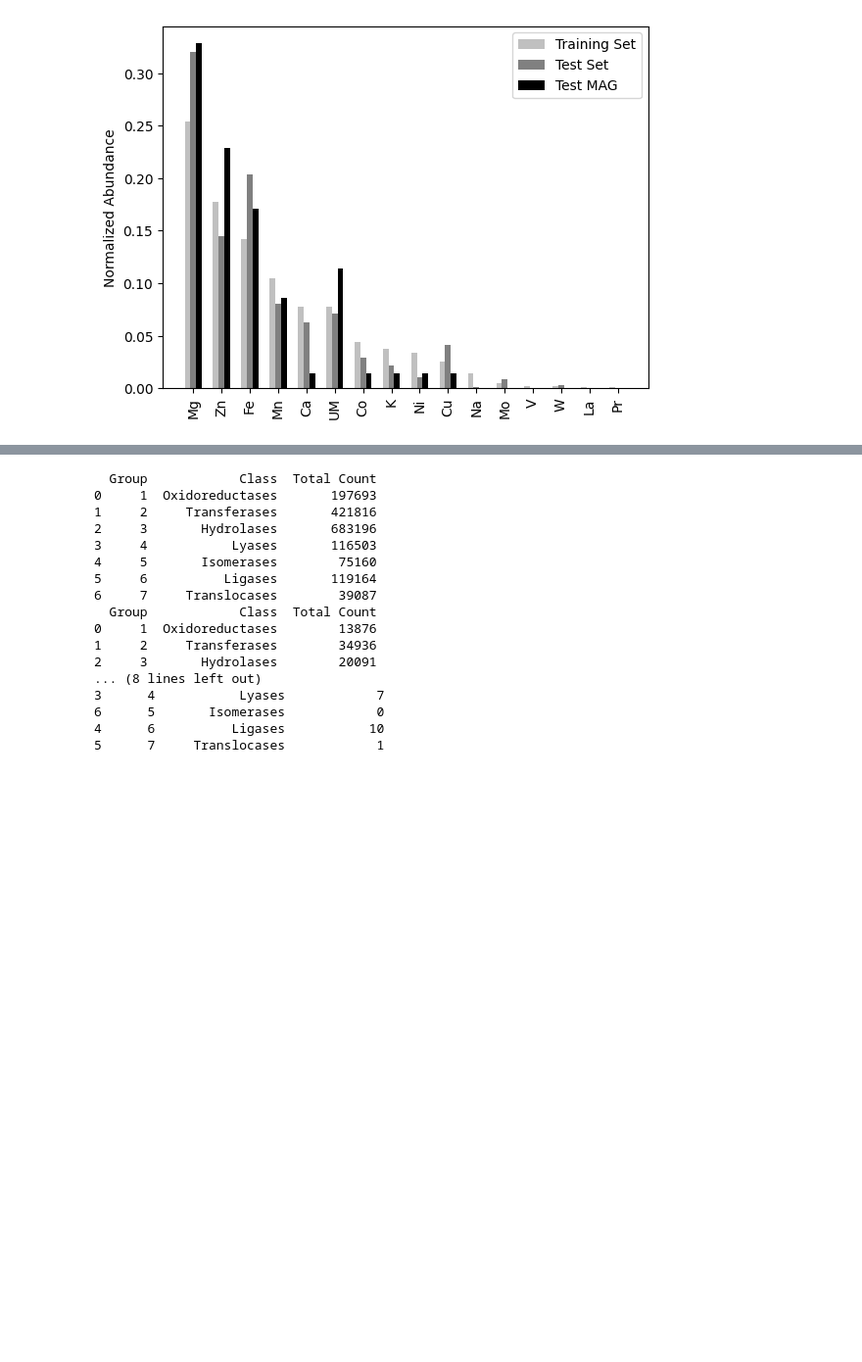
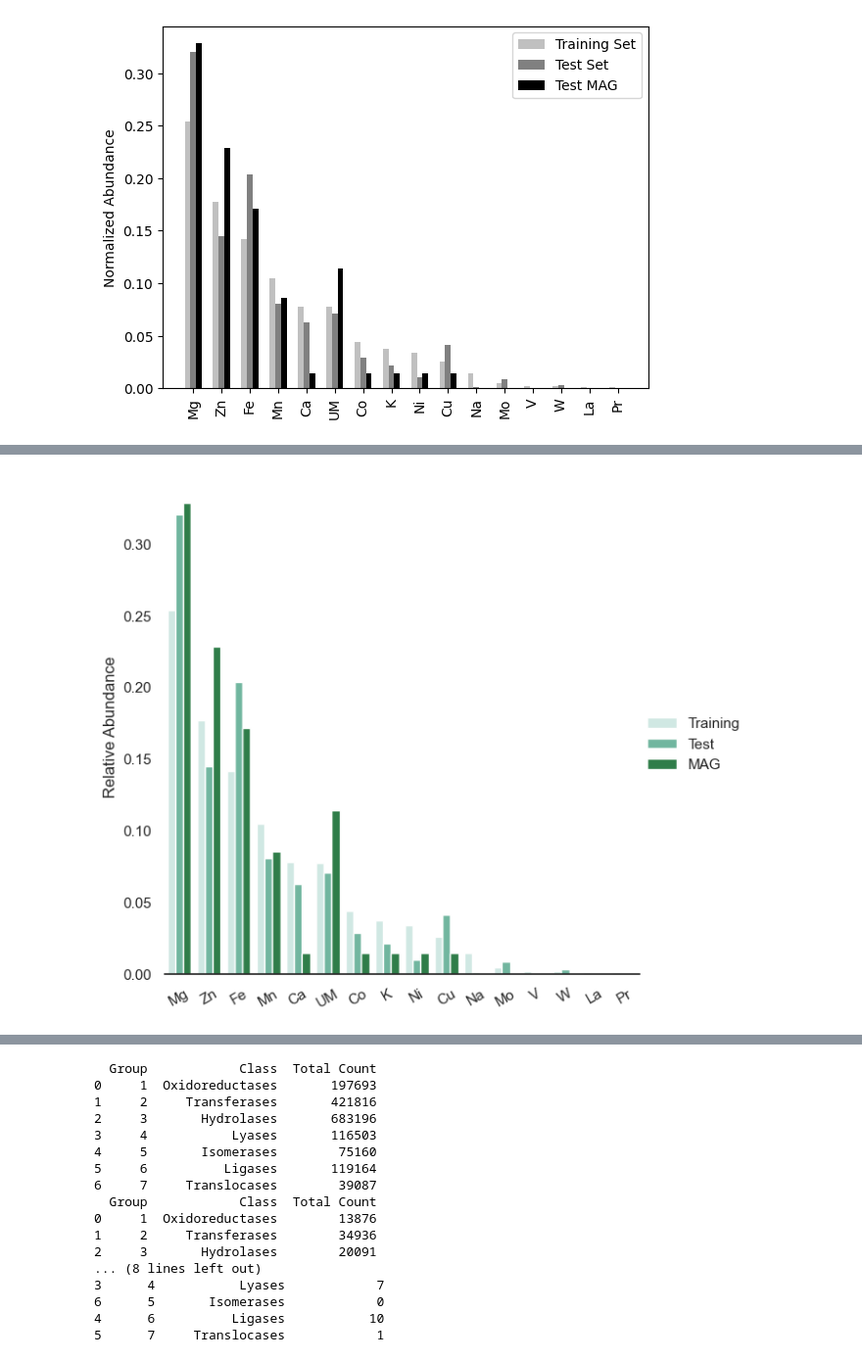
Before and after one commit to giovannellilab/media-prediction, a Jupyter notebook: notebooks/07-Concentration-Mapping.ipynb, the cells around one changed output, grey strips where cells are left out. Shown at 98% size. Drawn from its saved outputs; the diff is of its cells as text; code cells hidden in the pictures; blank space fills up the shorter version.

```diff
--- a/notebooks/07-Concentration-Mapping.ipynb
+++ b/notebooks/07-Concentration-Mapping.ipynb
@@ -774,3 +774,19 @@ plt.gca().set_facecolor('white')
 plt.show()
 # %% [output]
 [figure]
+# %%
+df1 = relabeled_cofactors[["CofactorFinal", "count1", "ratio1"]]
+df2 = relabeled_cofactors[["CofactorFinal", "count2", "ratio2"]]
+df3 = relabeled_cofactors[["CofactorFinal", "count3", "ratio3"]]
+
+df1 = df1.rename(columns={"count1": "ct", "ratio1": "ra"})
+df2 = df2.rename(columns={"count2": "ct", "ratio2": "ra"})
+df3 = df3.rename(columns={"count3": "ct", "ratio3": "ra"})
+
+df1["Set"] = "Training"
+df2["Set"] = "Test"
+df3["Set"] = "MAG"
+
+frames = df1, df2, df3
+df = pd.concat(frames)
+df.head()
@@ -777,3 +800,21 @@ plt.show()
+# %%
+import seaborn as sns
+sns.set_theme(style="white")
+
+# Draw a nested barplot by species and sex
+g = sns.catplot(
+    data=df, kind="bar",
+    x="CofactorFinal", y="ra", hue="Set",
+    palette="BuGn", alpha=1, height=6
+)
+
+g.despine(left=True)
+g.set_axis_labels("", "Relative Abundance")
+g.tick_params(axis='x', rotation=30)
+
+g.legend.set_title("")
+# %% [output]
+[figure, added]
 # %%
 data = meco.copy()
 data = data[["taxon_id", "source", "ec"]].dropna()
```
Also changed, not shown: parts of 2 cells of this notebook.
